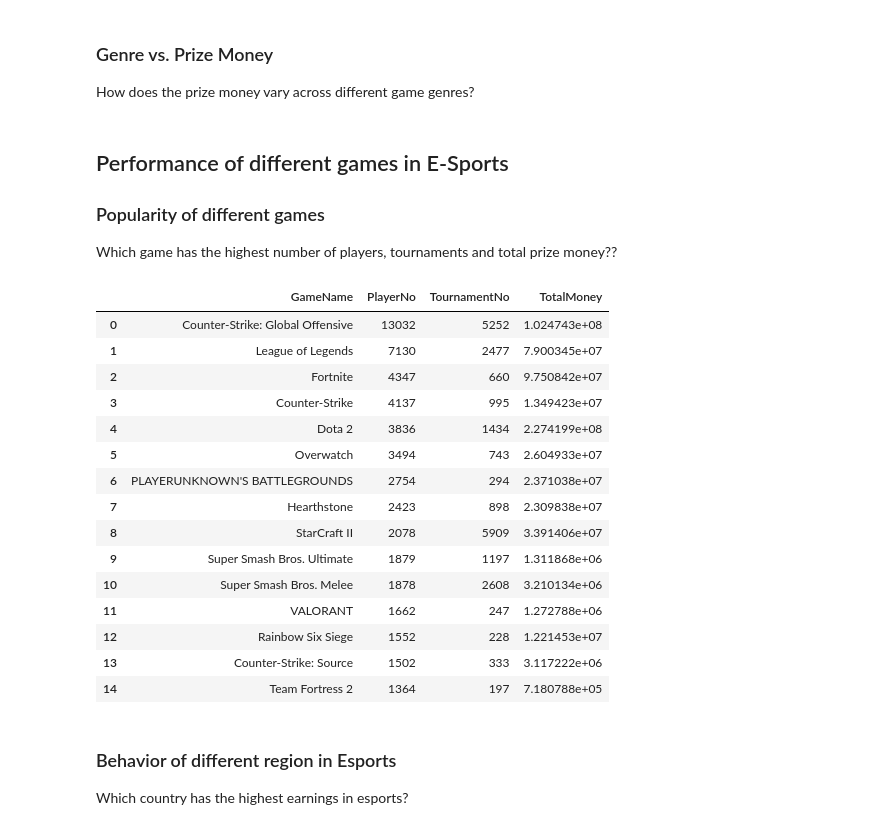
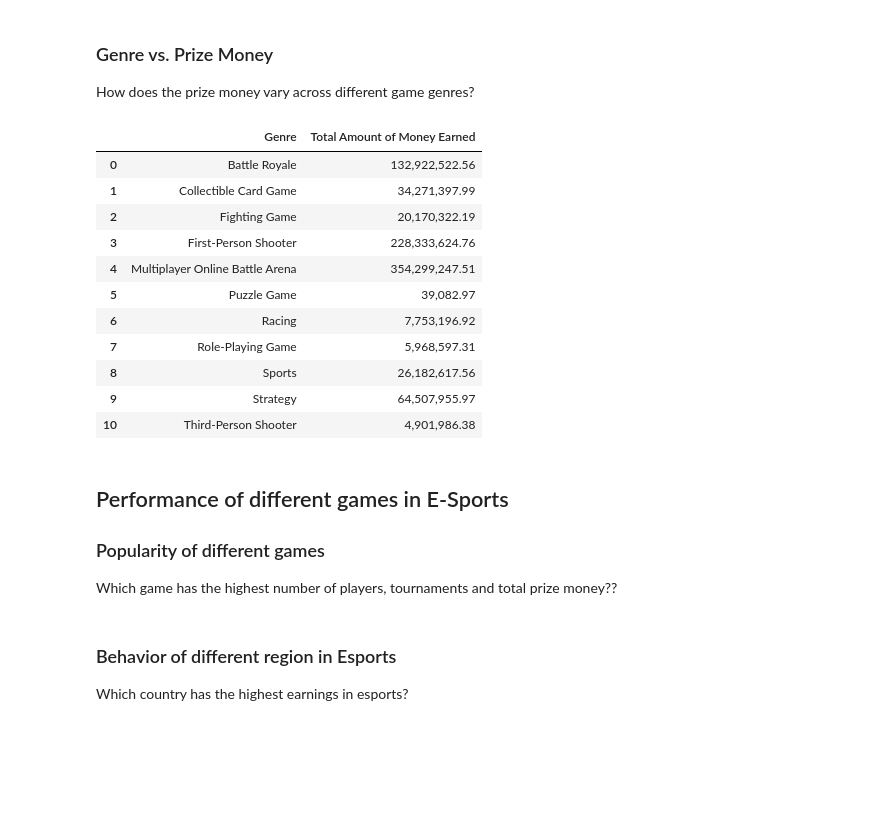
Before and after one commit to 5cminsuhlim/DSAN5300Proj, a Jupyter notebook: eda/eda_landscape.ipynb, the cells around one changed output. Saved outputs shown, nothing was run; the diff lists cells and outputs as text; code cells hidden in the pictures; blank space fills up the shorter version.

```diff
--- a/eda/eda_landscape.ipynb
+++ b/eda/eda_landscape.ipynb
@@ -97,7 +97,23 @@ How does the prize money vary across different game genres?
 # %%
 genre_money = esports.groupby('Genre')['TotalMoney'].sum()
 genre_money = pd.DataFrame(genre_money).round(2)
 genre_money = genre_money.reset_index()
+genre_money = genre_money.rename(columns={'TotalMoney': 'Total Amount of Money Earned'})
+genre_money['Total Amount of Money Earned'] = genre_money['Total Amount of Money Earned'].apply(lambda x: "{:,.2f}".format(x))
+genre_money
+# %% [output]
+|  | Genre | Total Amount of Money Earned |
+| 0 | Battle Royale | 132,922,522.56 |
+| 1 | Collectible Card Game | 34,271,397.99 |
+| 2 | Fighting Game | 20,170,322.19 |
+| 3 | First-Person Shooter | 228,333,624.76 |
+| 4 | Multiplayer Online Battle Arena | 354,299,247.51 |
+| 5 | Puzzle Game | 39,082.97 |
+| 6 | Racing | 7,753,196.92 |
+| 7 | Role-Playing Game | 5,968,597.31 |
+| 8 | Sports | 26,182,617.56 |
+| 9 | Strategy | 64,507,955.97 |
+| 10 | Third-Person Shooter | 4,901,986.38 |
 # %%
 fig = go.Figure(data=[go.Table(
     header=dict(values=list(genre_money.columns),
@@ -135,24 +145,6 @@ money = pd.DataFrame(money).reset_index()
 
 game = pd.merge(players, tournaments, on='GameName', how='inner')
 game = pd.merge(game, money, on='GameName', how='inner')
-game
-# %% [output]
-|  | GameName | PlayerNo | TournamentNo | TotalMoney |
-| 0 | Counter-Strike: Global Offensive | 13032 | 5252 | 1.024743e+08 |
-| 1 | League of Legends | 7130 | 2477 | 7.900345e+07 |
-| 2 | Fortnite | 4347 | 660 | 9.750842e+07 |
-| 3 | Counter-Strike | 4137 | 995 | 1.349423e+07 |
-| 4 | Dota 2 | 3836 | 1434 | 2.274199e+08 |
-| 5 | Overwatch | 3494 | 743 | 2.604933e+07 |
-| 6 | PLAYERUNKNOWN'S BATTLEGROUNDS | 2754 | 294 | 2.371038e+07 |
-| 7 | Hearthstone | 2423 | 898 | 2.309838e+07 |
-| 8 | StarCraft II | 2078 | 5909 | 3.391406e+07 |
-| 9 | Super Smash Bros. Ultimate | 1879 | 1197 | 1.311868e+06 |
-| 10 | Super Smash Bros. Melee | 1878 | 2608 | 3.210134e+06 |
-| 11 | VALORANT | 1662 | 247 | 1.272788e+06 |
-| 12 | Rainbow Six Siege | 1552 | 228 | 1.221453e+07 |
-| 13 | Counter-Strike: Source | 1502 | 333 | 3.117222e+06 |
-| 14 | Team Fortress 2 | 1364 | 197 | 7.180788e+05 |
 # %%
 fig = go.Figure()
 
```
Also changed, not shown: parts of 3 cells of this notebook, 3 other files.
